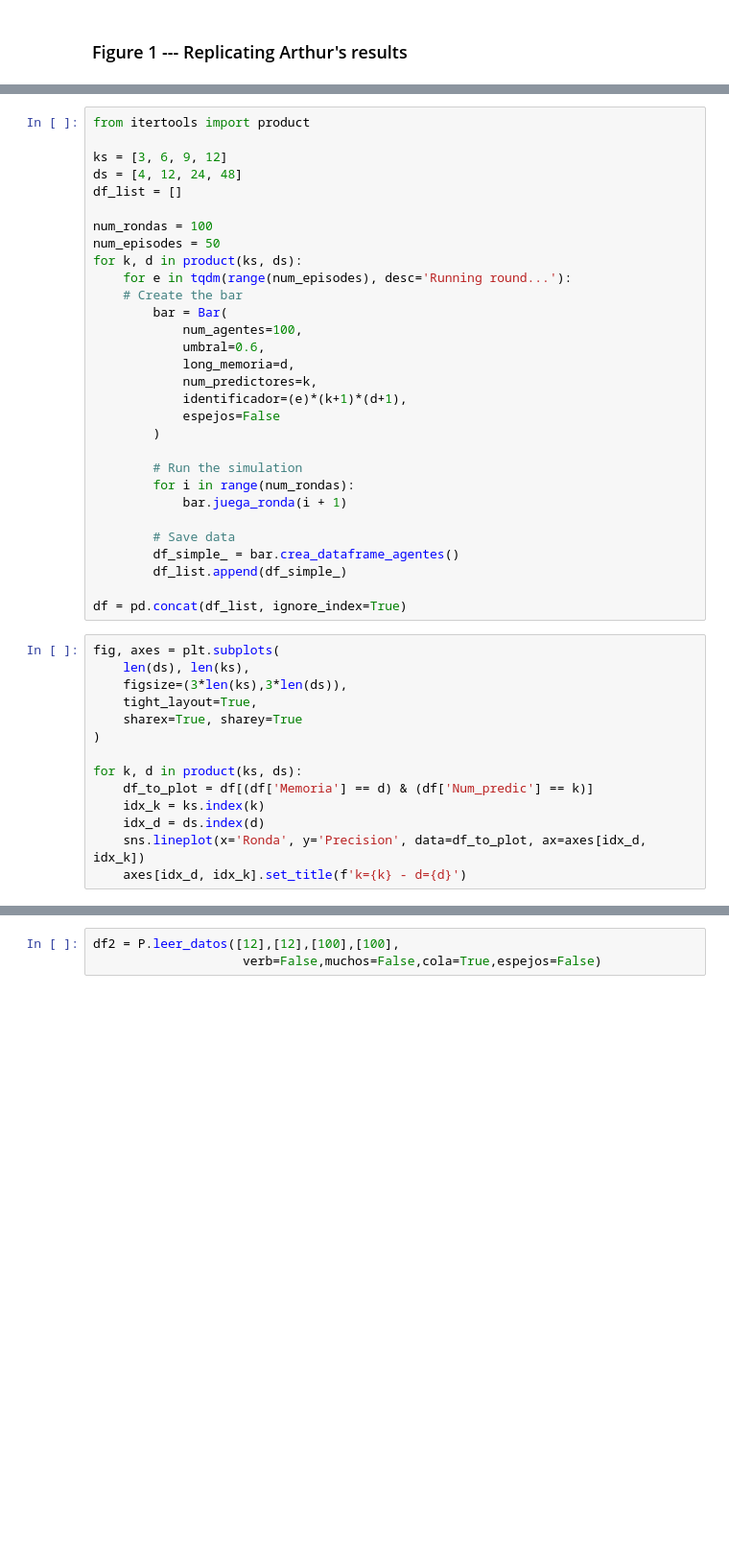
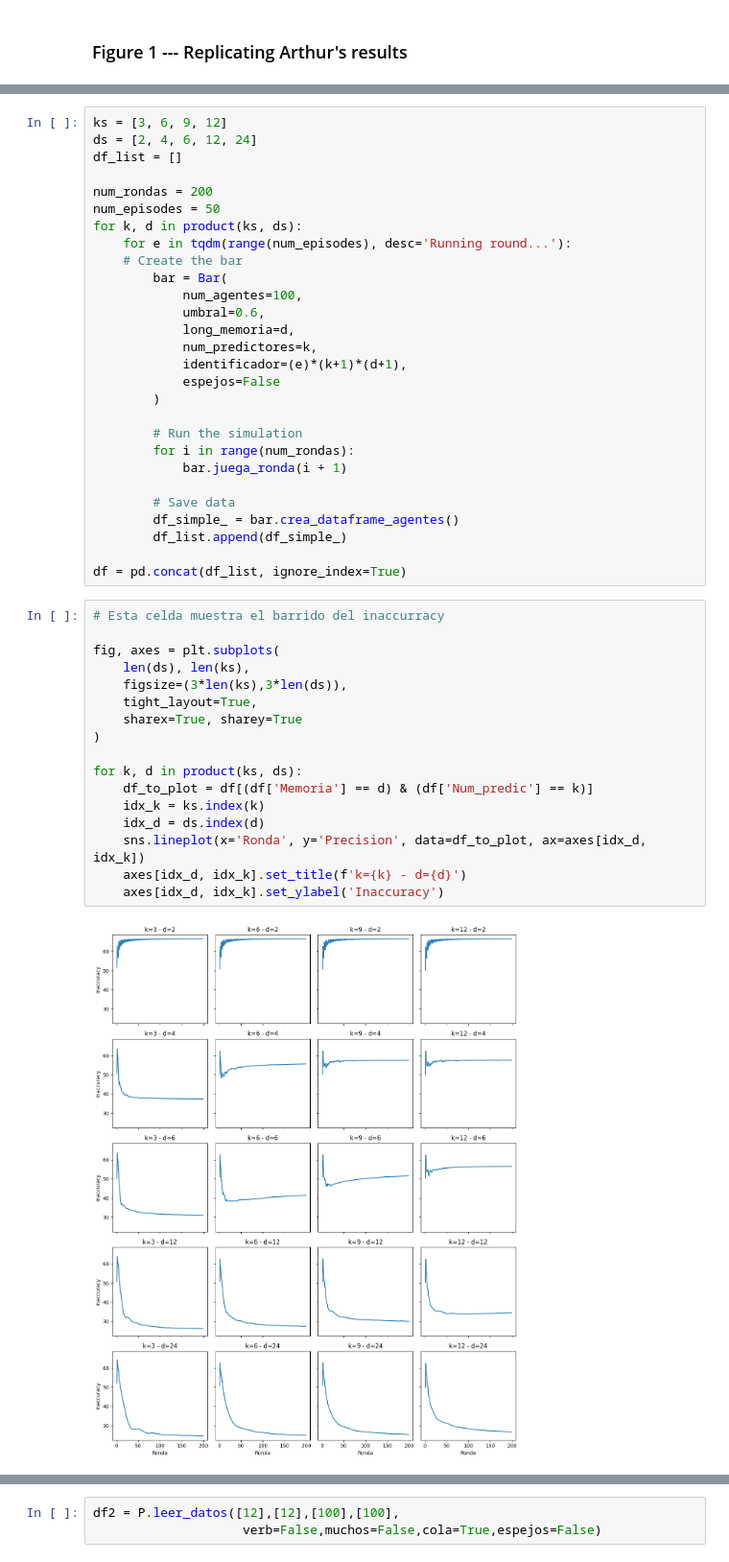
Before and after one commit to EAndrade-Lotero/ElFarolArthur, a Jupyter notebook: Figures.ipynb, the cells around one changed output, grey strips where cells are left out. Shown at 96% size. Drawn from its saved outputs; the diff is of its cells as text; blank space fills up the shorter version.

```diff
--- a/Figures.ipynb
+++ b/Figures.ipynb
@@ -77,11 +82,9 @@ fig.tight_layout()
 # %%
-from itertools import product
-
 ks = [3, 6, 9, 12]
-ds = [4, 12, 24, 48]
+ds = [2, 4, 6, 12, 24]
 df_list = []
 
-num_rondas = 100
+num_rondas = 200
 num_episodes = 50
 for k, d in product(ks, ds):
     for e in tqdm(range(num_episodes), desc='Running round...'):
@@ -105,16 +108,21 @@ for k, d in product(ks, ds):
 
 df = pd.concat(df_list, ignore_index=True)
 # %%
+# Esta celda muestra el barrido del inaccurracy
+
 fig, axes = plt.subplots(
     len(ds), len(ks),
     figsize=(3*len(ks),3*len(ds)),
     tight_layout=True,
     sharex=True, sharey=True
 )
 
 for k, d in product(ks, ds):
     df_to_plot = df[(df['Memoria'] == d) & (df['Num_predic'] == k)]
     idx_k = ks.index(k)
     idx_d = ds.index(d)
     sns.lineplot(x='Ronda', y='Precision', data=df_to_plot, ax=axes[idx_d, idx_k])
     axes[idx_d, idx_k].set_title(f'k={k} - d={d}')
+    axes[idx_d, idx_k].set_ylabel('Inaccuracy')
+# %% [output]
+[figure, added]
```
Also changed, not shown: parts of 7 cells of this notebook, 1 other file.
